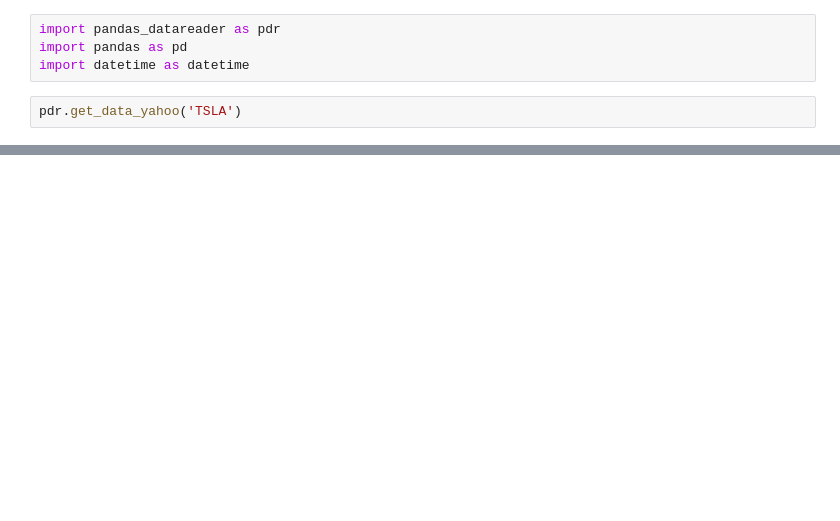
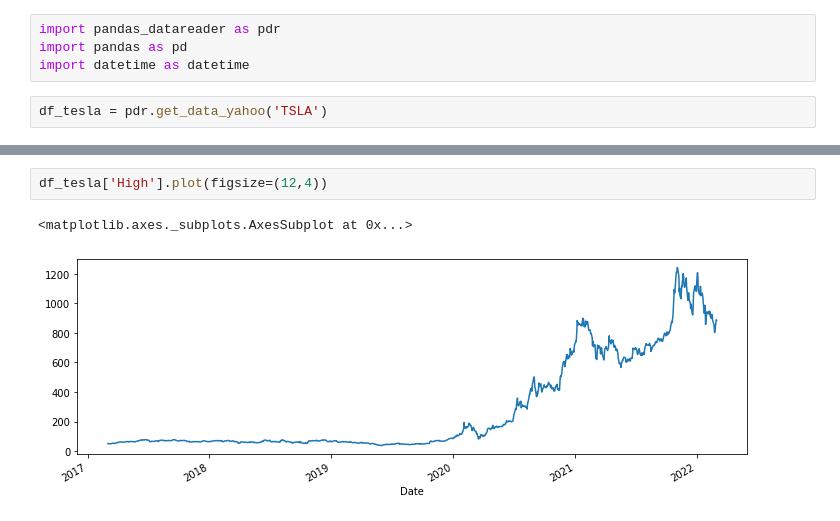
Before and after one commit to thogeti/ALMLPract, a Jupyter notebook: TimeSeries_day1_KrishN.ipynb, the cells around one changed output, grey strips where cells are left out. Cells and saved outputs as stored; diff of their text form; blank space fills up the shorter version.

```diff
--- a/TimeSeries_day1_KrishN.ipynb
+++ b/TimeSeries_day1_KrishN.ipynb
@@ -43,4 +43,4 @@ import pandas_datareader as pdr
 import pandas as pd
 import datetime as datetime
 # %%
-pdr.get_data_yahoo('TSLA')
+df_tesla = pdr.get_data_yahoo('TSLA')
@@ -61,0 +62,5 @@ pdr.get_data_yahoo('TSLA')
+# %%
+df_tesla['High'].plot(figsize=(12,4))
+# %% [output]
+<matplotlib.axes._subplots.AxesSubplot at 0x...>
+[figure, added]
```
Also changed, not shown: parts of 9 cells of this notebook.
